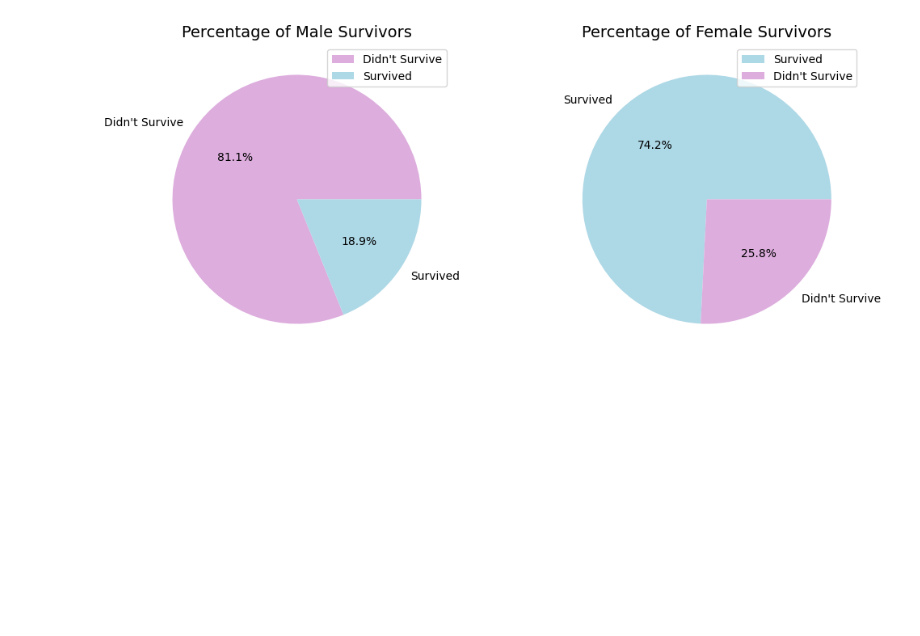
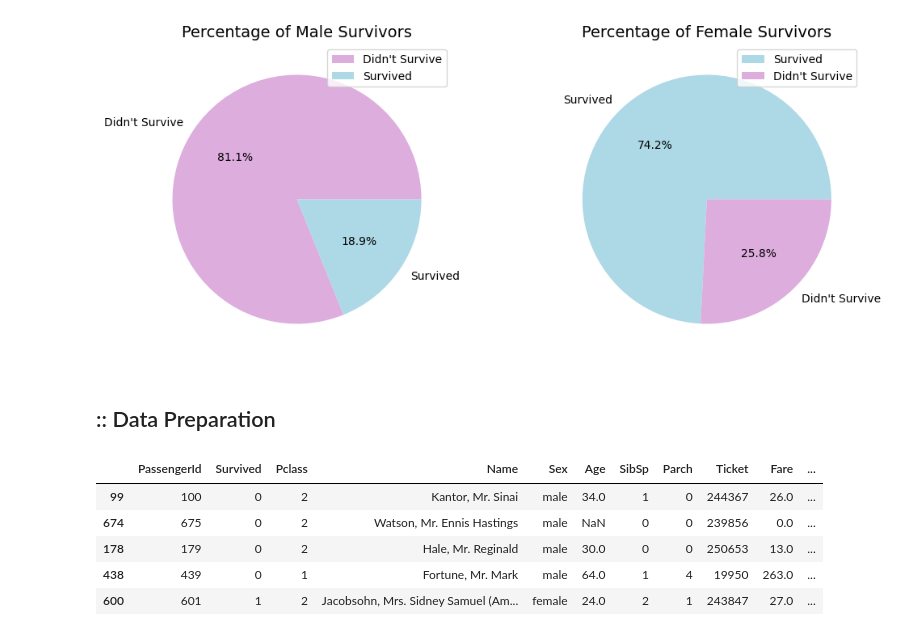
Before and after one commit to feliperafaelbarbosa/titanic-ml-challenge, a Jupyter notebook: titanic_analysis.ipynb, the cells around one changed output. Saved outputs shown, nothing was run; the diff lists cells and outputs as text; code cells hidden in the pictures; blank space fills up the shorter version.

```diff
--- a/titanic_analysis.ipynb
+++ b/titanic_analysis.ipynb
@@ -187,3 +203,5 @@ ax[1].legend()
 plt.show()
 # %% [output]
 [figure]
+# %% [markdown]
+## :: Data Preparation
@@ -189,0 +210,9 @@ plt.show()
+# %%
+train_df.sample(n = 5)
+# %% [output]
+|  | PassengerId | Survived | Pclass | Name | Sex | Age | SibSp | Parch | Ticket | Fare | ... |
+| 99 | 100 | 0 | 2 | Kantor, Mr. Sinai | male | 34.0 | 1 | 0 | 244367 | 26.0 | ... |
+| 674 | 675 | 0 | 2 | Watson, Mr. Ennis Hastings | male | NaN | 0 | 0 | 239856 | 0.0 | ... |
+| 178 | 179 | 0 | 2 | Hale, Mr. Reginald | male | 30.0 | 0 | 0 | 250653 | 13.0 | ... |
+| 438 | 439 | 0 | 1 | Fortune, Mr. Mark | male | 64.0 | 1 | 4 | 19950 | 263.0 | ... |
+| 600 | 601 | 1 | 2 | Jacobsohn, Mrs. Sidney Samuel (Am... | female | 24.0 | 2 | 1 | 243847 | 27.0 | ... |
```
Also changed, not shown: parts of 8 cells of this notebook.
